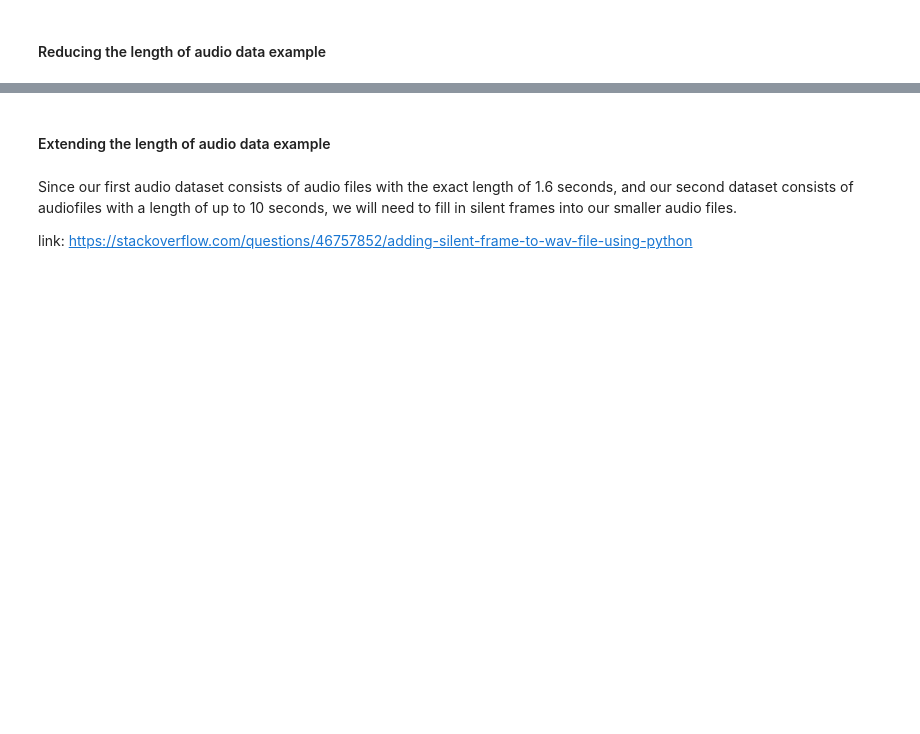
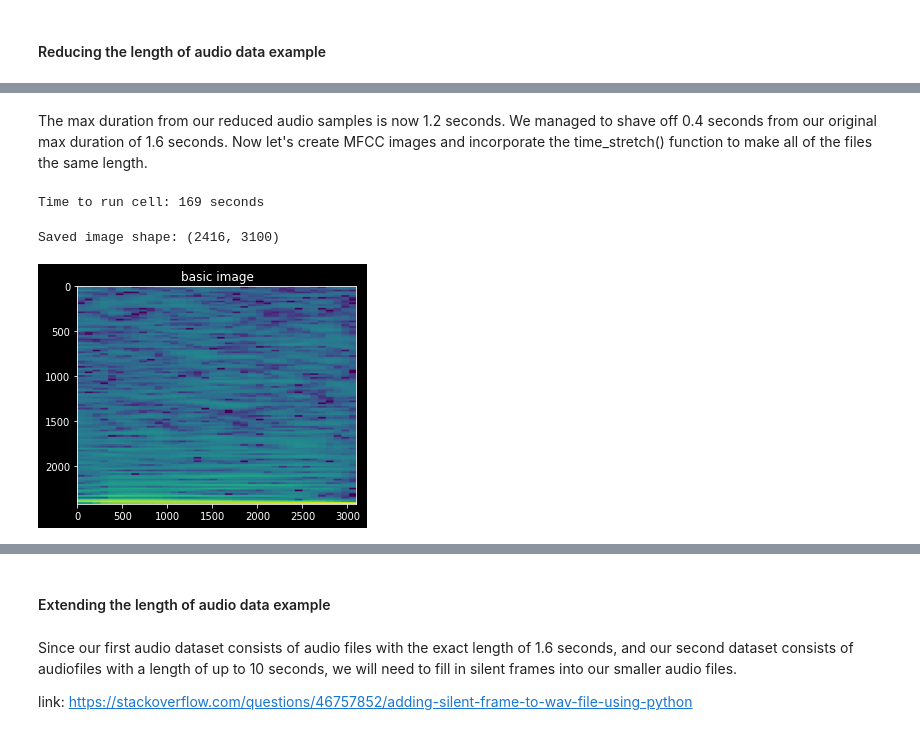
Before and after one commit to Lewis34cs/corona_audio, a Jupyter notebook: covid_proj.ipynb, the cells around one changed output, grey strips where cells are left out. Drawn from its saved outputs; the diff is of its cells as text; code cells hidden in the pictures; blank space fills up the shorter version.

```diff
--- a/covid_proj.ipynb
+++ b/covid_proj.ipynb
@@ -1974,0 +2048,80 @@ to_mel_spectro(signal, sr, hop_length=256, n_fft=1024, figsize=(5,4))
+# %% [markdown]
+The max duration from our reduced audio samples is now 1.2 seconds. We managed to shave off 0.4 seconds from our original max duration of 1.6 seconds. Now let's create MFCC images and incorporate the time_stretch() function to make all of the files the same length.
+# %%
+# Defining our target folder and constant variables
+root_folder = '/virufy_reduced_audio/'
+new_folder = '/virufy_stretched_mfccs/'
+SAMPLE_RATE = 48000
+HOP_LENGTH = 512
+N_FFT = 4096
+N_MFCC = 120
+N_MELS = 512
+MAX_DUR = 1.2
+REF = np.max
+
+start = time.time()
+
+# Going through 'pos' and 'neg' folders in root folder
+for status in os.listdir(root_folder):
+
+  # Identifying correct directory for each 'pos' and 'neg' subfolder and
+  # accessing each audio file within these folders
+  step = root_folder + status
+  # Creating new folder with subfolders
+  os.makedirs(new_folder + status, exist_ok=True)
+  for subfile in os.listdir(step):
+    # Creating a variable that holds the filepath for an audio file
+    audio_file = step + '/' + subfile
+    # Loading the signal and sample rate for an audio file
+    signal, sr = librosa.load(audio_file, sr=SAMPLE_RATE)
+    # Calculating the delay - we are using the 75th percentile (0.8) as the
+    # target max duration for our audio files
+    delay = librosa.get_duration(signal) / MAX_DUR
+    # Creating the slowed version of our trimmed signal
+    slow_signal = librosa.effects.time_stretch(signal, delay)
+
+    plt.interactive(False)
+    # Creating our mel-spectrograms
+    mfccs = librosa.feature.mfcc(slow_signal, n_fft=N_FFT, hop_length=HOP_LENGTH,
+                                 n_mfcc=N_MFCC, n_mels=N_MELS)
+
+    # Creating figure
+    fig = plt.figure(figsize=(10, 8))
+    ax = fig.add_subplot(111)
+    # Hiding axes and image frame
+    ax.axes.get_xaxis().set_visible(False)
+    ax.axes.get_yaxis().set_visible(False)
+    ax.set_frame_on(False)
+
+    # Displaying our spectrograms
+    ldp.specshow(librosa.amplitude_to_db(mfccs, ref=REF), sr=SAMPLE_RATE,
+                 hop_length=HOP_LENGTH, cmap='magma')
+
+    # Saving each spectrogram into its respective folder
+    # subfile[:-4] is a string of the subfile without the ending extension '.wav'
+    # We add the '.png' extension to the end of our new spectrogram images instead
+    plt.savefig(fname=new_folder + status + '/' + subfile[:-4] + '.png', dpi=400,
+                bbox_inches='tight', pad_inches=0)
+
+    # We then manually close pyplot, clear the figure, close the fig variable,
+    # and then close the figure window
+    plt.close()
+    fig.clf()
+    plt.close(fig)
+    plt.close('all')
+
+# Display the time it took to run the cell in seconds
+end = time.time()
+time_count(start, end)
+# %% [output]
+Time to run cell: 169 seconds
+# %%
+# Viewing a MFCC and it's dimensions
+img = cv2.imread('/virufy_stretched_mfccs/neg/neg-0421-083-cough-m-53-0.png', 0)
+
+print(f"Saved image shape: {img.shape}")
+plt.title('basic image')
+plt.imshow(img);
+# %% [output]
+Saved image shape: (2416, 3100)
+[figure, added]
```
Also changed, not shown: parts of 70 cells of this notebook.
